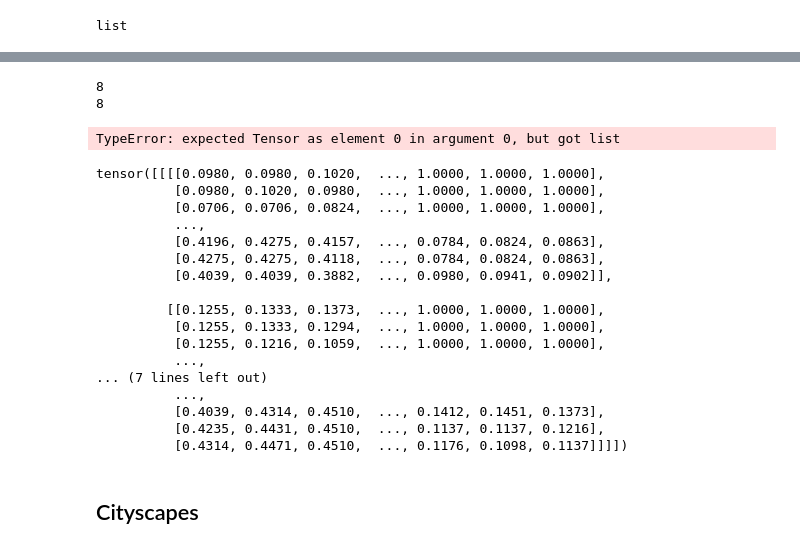
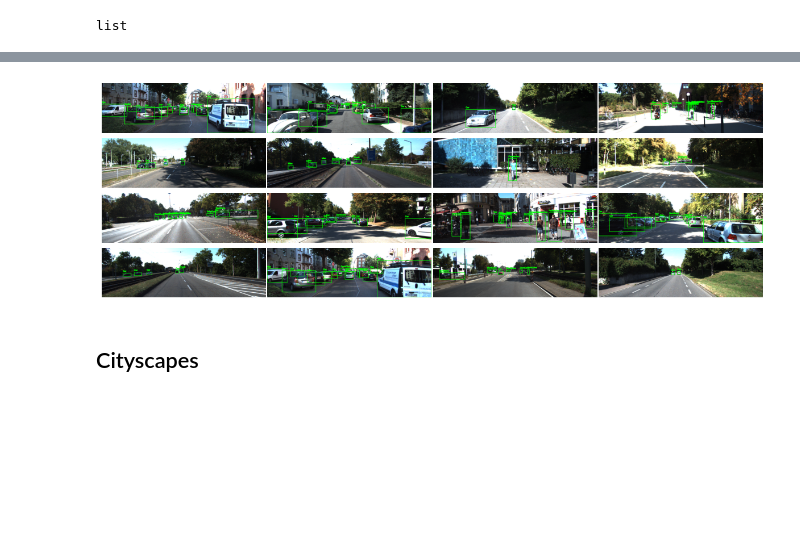
Before and after one commit to bthek1/DeepLearning, a Jupyter notebook: nbs/013_Datasets_and_DataLoaders.ipynb, the cells around one changed output, grey strips where cells are left out. Drawn from its saved outputs; the diff is of its cells as text; code cells hidden in the pictures; blank space fills up the shorter version.

```diff
--- a/nbs/013_Datasets_and_DataLoaders.ipynb
+++ b/nbs/013_Datasets_and_DataLoaders.ipynb
@@ -501,7 +510,7 @@ class Kitti_v2(Kitti):
         super(Kitti_v2, self).__init__(*args, **kwargs)
 # %%
 path = './Data'
-batch_size = 2
+batch_size = 16
 
 # Define transforms
 # Define transforms for the dataset
@@ -532,10 +541,10 @@ def collate_fn(batch):
     return torch.stack(images), torch.stack(targets)
 # %%
 # Create DataLoader for train dataset
-train_loader = DataLoader(train_dataset, batch_size=batch_size, shuffle=True, collate_fn=collate_fn)
+train_loader = DataLoader(train_dataset, batch_size=batch_size, shuffle=True, collate_fn=lambda batch: tuple(zip(*batch)), num_workers = 8)
 
 # Create DataLoader for test dataset
-test_loader = DataLoader(test_dataset, batch_size=batch_size, shuffle=False, collate_fn=collate_fn)
+test_loader = DataLoader(test_dataset, batch_size=batch_size, shuffle=False, collate_fn=lambda batch: tuple(zip(*batch)), num_workers = 8)
 # %%
 train_dataset
 # %% [output]
@@ -620,29 +675,7 @@ examples = iter(test_loader)
 # %%
-images, labels = next(examples)
+show_images(images, labels, figsize=(15, 5))
 # %% [output]
-8
-8
-TypeError: expected Tensor as element 0 in argument 0, but got list
+[figure, added]
-# %%
-images
-# %% [output]
-tensor([[[[0.0980, 0.0980, 0.1020,  ..., 1.0000, 1.0000, 1.0000],
-          [0.0980, 0.1020, 0.0980,  ..., 1.0000, 1.0000, 1.0000],
-          [0.0706, 0.0706, 0.0824,  ..., 1.0000, 1.0000, 1.0000],
-          ...,
-          [0.4196, 0.4275, 0.4157,  ..., 0.0784, 0.0824, 0.0863],
-          [0.4275, 0.4275, 0.4118,  ..., 0.0784, 0.0824, 0.0863],
-          [0.4039, 0.4039, 0.3882,  ..., 0.0980, 0.0941, 0.0902]],
-
-         [[0.1255, 0.1333, 0.1373,  ..., 1.0000, 1.0000, 1.0000],
-          [0.1255, 0.1333, 0.1294,  ..., 1.0000, 1.0000, 1.0000],
-          [0.1255, 0.1216, 0.1059,  ..., 1.0000, 1.0000, 1.0000],
-          ...,
-... (7 lines left out)
-          ...,
-          [0.4039, 0.4314, 0.4510,  ..., 0.1412, 0.1451, 0.1373],
-          [0.4235, 0.4431, 0.4510,  ..., 0.1137, 0.1137, 0.1216],
-          [0.4314, 0.4471, 0.4510,  ..., 0.1176, 0.1098, 0.1137]]]])
 # %% [markdown]
 ## Cityscapes
 # %% [markdown]
```
Also changed, not shown: parts of 30 cells of this notebook, 4 other files.
